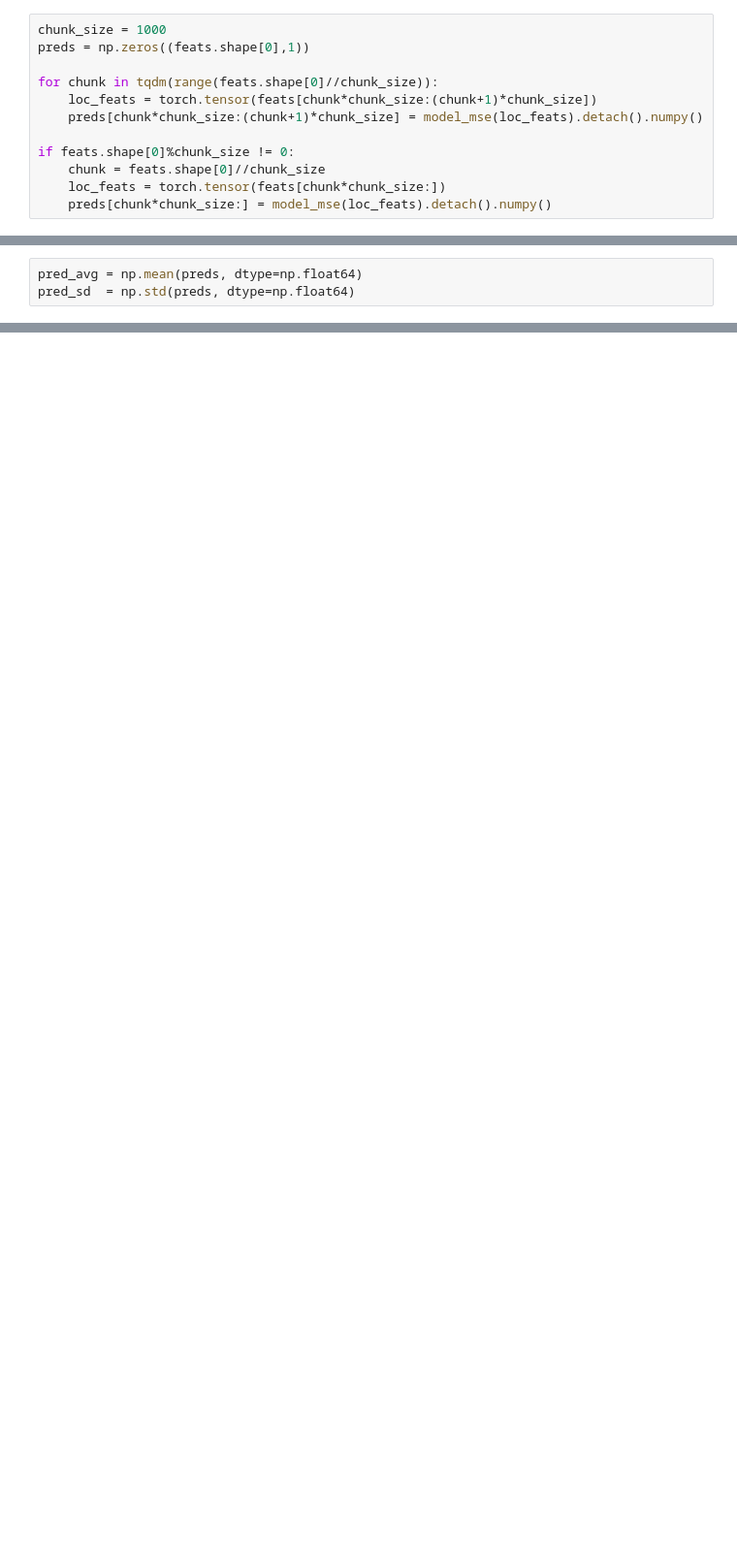
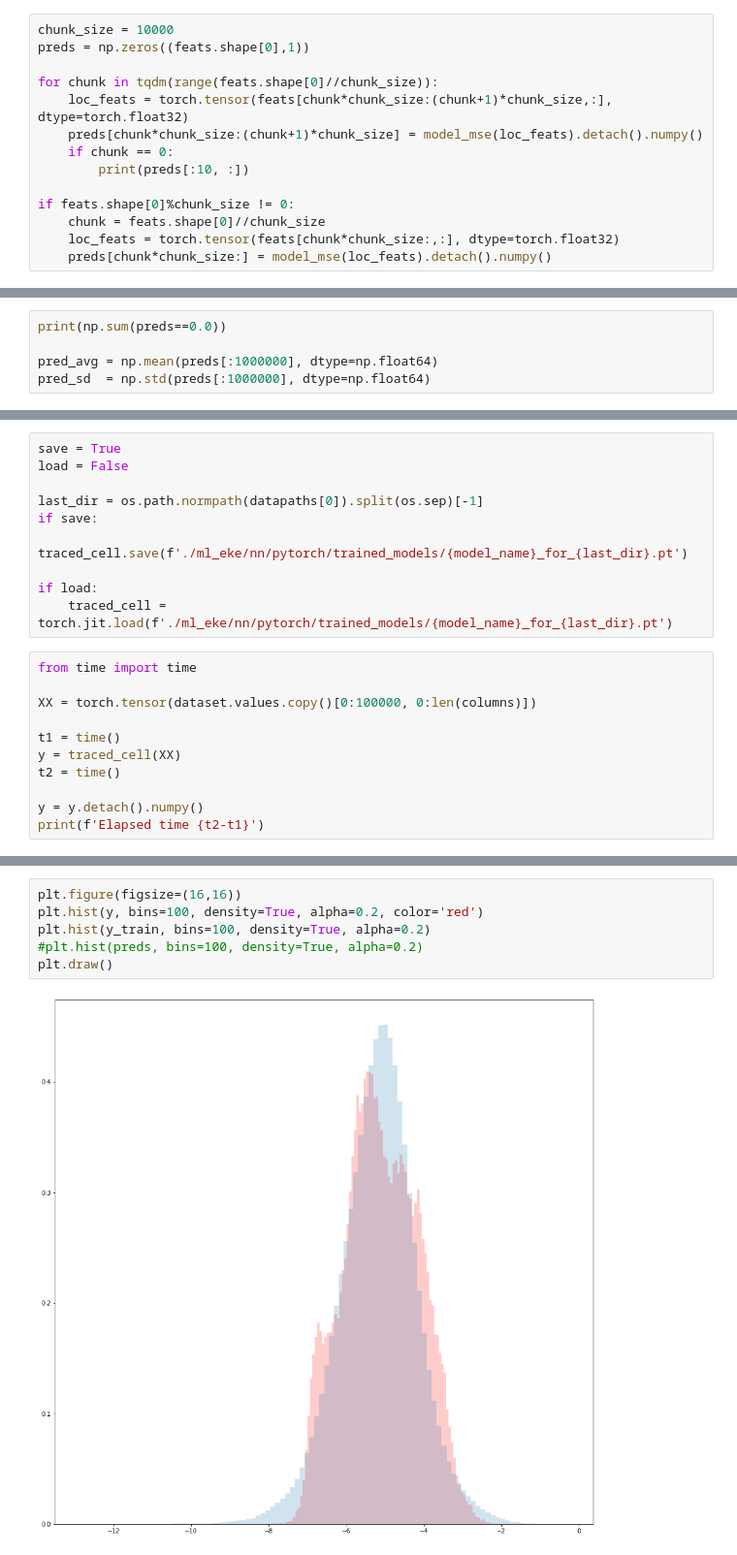
Before and after one commit to CrayLabs/NCAR_ML_EKE, a Jupyter notebook: notebooks/torchscript_builder.ipynb, the cells around one changed output, grey strips where cells are left out. Shown at 97% size. Drawn from its saved outputs; the diff is of its cells as text; blank space fills up the shorter version.

Commit message:
Adds torchscript.

```diff
--- a/notebooks/torchscript_builder.ipynb
+++ b/notebooks/torchscript_builder.ipynb
@@ -71,12 +76,14 @@ targ_sd  = np.std(y_train, dtype=np.float64)
 # %%
-chunk_size = 1000
+chunk_size = 10000
 preds = np.zeros((feats.shape[0],1))
 
 for chunk in tqdm(range(feats.shape[0]//chunk_size)):
-    loc_feats = torch.tensor(feats[chunk*chunk_size:(chunk+1)*chunk_size])
+    loc_feats = torch.tensor(feats[chunk*chunk_size:(chunk+1)*chunk_size,:], dtype=torch.float32)
     preds[chunk*chunk_size:(chunk+1)*chunk_size] = model_mse(loc_feats).detach().numpy()
+    if chunk == 0:
+        print(preds[:10, :])
 
 if feats.shape[0]%chunk_size != 0:
     chunk = feats.shape[0]//chunk_size
-    loc_feats = torch.tensor(feats[chunk*chunk_size:])
+    loc_feats = torch.tensor(feats[chunk*chunk_size:,:], dtype=torch.float32)
     preds[chunk*chunk_size:] = model_mse(loc_feats).detach().numpy()
@@ -83,3 +101,5 @@ if feats.shape[0]%chunk_size != 0:
 # %%
-pred_avg = np.mean(preds, dtype=np.float64)
-pred_sd  = np.std(preds, dtype=np.float64)
+print(np.sum(preds==0.0))
+
+pred_avg = np.mean(preds[:1000000], dtype=np.float64)
+pred_sd  = np.std(preds[:1000000], dtype=np.float64)
@@ -145,0 +183,21 @@ return:  tensor([[-16.1620],
+# %%
+save = True
+load = False
+
+last_dir = os.path.normpath(datapaths[0]).split(os.sep)[-1]
+if save:
+    traced_cell.save(f'./ml_eke/nn/pytorch/trained_models/{model_name}_for_{last_dir}.pt')
+
+if load:
+    traced_cell = torch.jit.load(f'./ml_eke/nn/pytorch/trained_models/{model_name}_for_{last_dir}.pt')
+# %%
+from time import time
+
+XX = torch.tensor(dataset.values.copy()[0:100000, 0:len(columns)])
+
+t1 = time()
+y = traced_cell(XX)
+t2 = time()
+
+y = y.detach().numpy()
+print(f'Elapsed time {t2-t1}')
@@ -145,0 +206,8 @@ return:  tensor([[-16.1620],
+# %%
+plt.figure(figsize=(16,16))
+plt.hist(y, bins=100, density=True, alpha=0.2, color='red')
+plt.hist(y_train, bins=100, density=True, alpha=0.2)
+#plt.hist(preds, bins=100, density=True, alpha=0.2)
+plt.draw()
+# %% [output]
+[figure, added]
```
Also changed, not shown: parts of 12 cells of this notebook, 1 other file.
